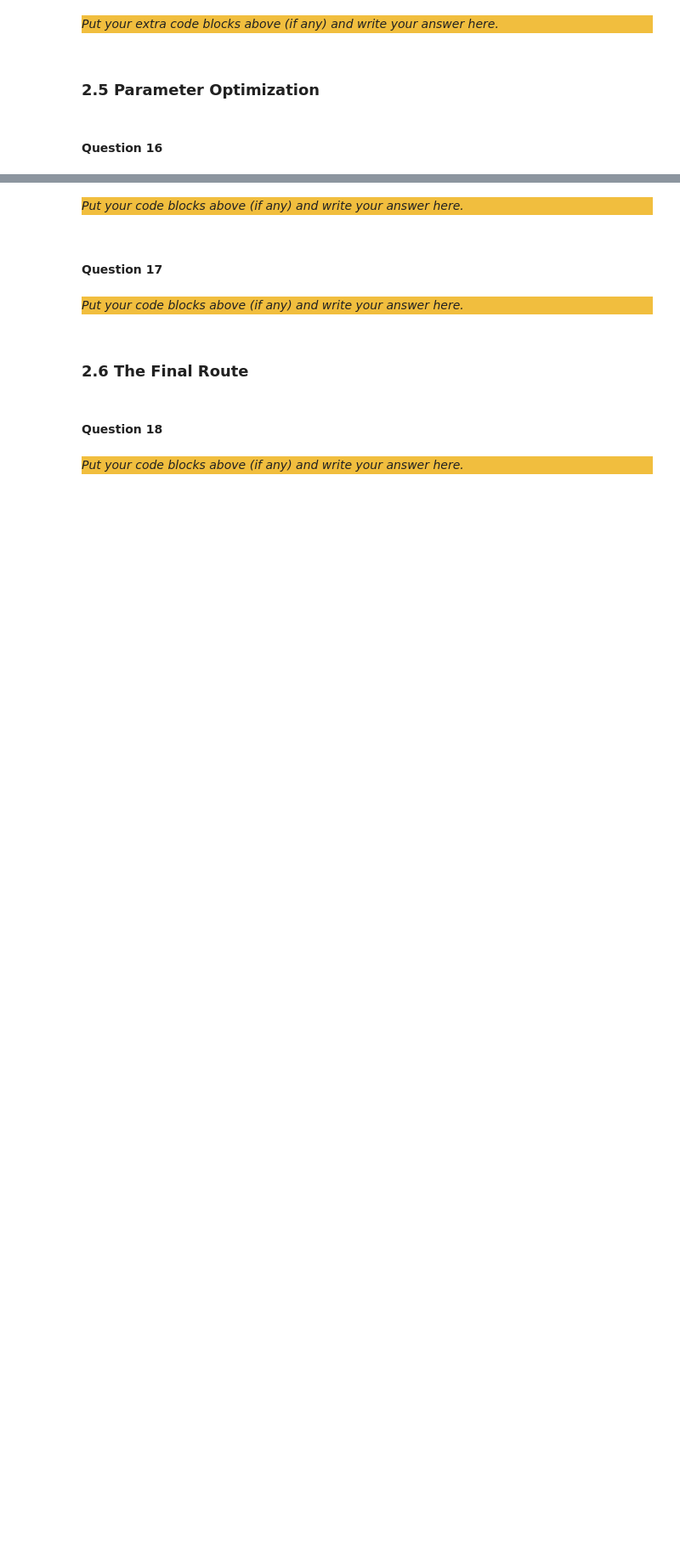
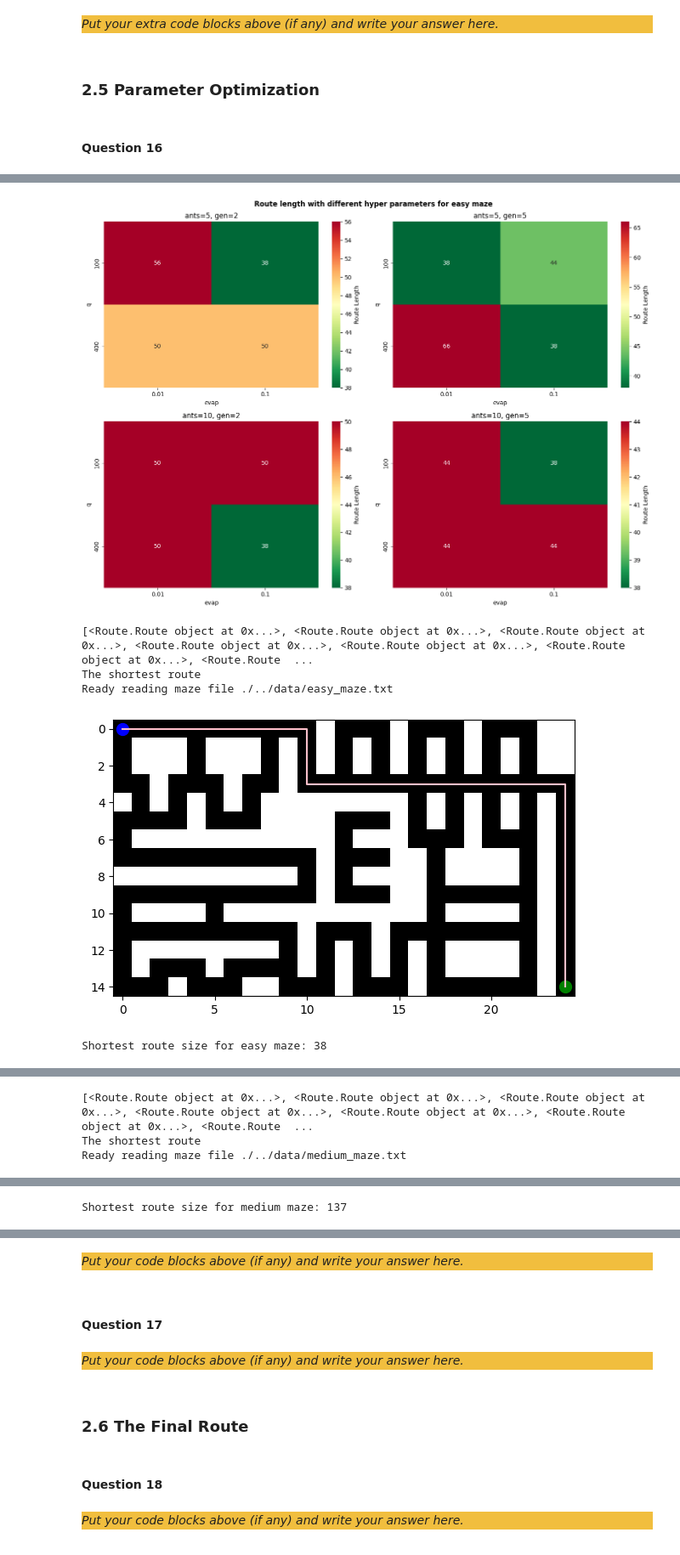
Before and after one commit to CtrlandAlt/IC_Project2, a Jupyter notebook: src/Main.ipynb, the cells around one changed output, grey strips where cells are left out. Shown at 85% size. Cells and saved outputs as stored; diff of their text form; code cells hidden in the pictures; blank space fills up the shorter version.

```diff
--- a/src/Main.ipynb
+++ b/src/Main.ipynb
@@ -859,0 +963,50 @@ Shortest route size: 133
+# %%
+# LLM helped with the plot of the heatmap with syntax and possible improvements like colors
+def heatmapPlotResults(level, no_ants, no_gen, qs, evap):
+    shortest_routes = {
+        "easy": shortest_routes_easy,
+        "medium": shortest_routes_medium,
+        "hard": shortest_routes_hard
+    }
+    route_sizes = [r.size() for r in shortest_routes[level]]
+    results = np.array(route_sizes).reshape(len(no_ants), len(no_gen), len(qs), len(evap))
+
+    fig, axes = plt.subplots(len(no_ants), len(no_gen), figsize=(14, 10))
+    fig.suptitle(f"Route length with different hyper parameters for {level} maze", fontweight="bold")
+
+    for i, a in enumerate(no_ants):
+        for j, g in enumerate(no_gen):
+            ax = axes[i][j]
+            sns.heatmap(results[i, j], ax=ax,
+                        xticklabels=evap, yticklabels=qs, annot=True, fmt=".0f",
+                        cmap="RdYlGn_r", cbar_kws={"label": "Route Length"})
+            ax.set_title(f"ants={a}, gen={g}")
+            ax.set_xlabel("evap")
+            ax.set_ylabel("q")
+
+    plt.tight_layout()
+    plt.show()
+
+def showTheBestRoute(shortest_routes, level):
+    best_route = shortest_routes[0]
+    for r in shortest_routes:
+        if(r.size() < best_route.size()):
+            best_route = r
+    print(shortest_routes)
+    print("The shortest route")
+    visualizeAnts(best_route, level)
+    print(f"Shortest route size for {level} maze: {best_route.size()}")
+# %%
+heatmapPlotResults("easy", no_ants, no_gen, qs, evap)
+showTheBestRoute(shortest_routes_easy, "easy")
+heatmapPlotResults("medium", no_ants, no_gen, qs, evap)
+showTheBestRoute(shortest_routes_medium, "medium")
+heatmapPlotResults("hard", no_ants, no_gen, qs, evap)
+showTheBestRoute(shortest_routes_hard, "hard")
+# %% [output]
+[figure, added]
+[<Route.Route object at 0x...>, <Route.Route object at 0x...>, <Route.Route object at 0x...>, <Route.Route object at 0x...>, <Route.Route object at 0x...>, <Route.Route object at 0x...>, <Route.Route  ...
+The shortest route
+Ready reading maze file ./../data/easy_maze.txt
+[figure, added]
+Shortest route size for easy maze: 38
@@ -859,0 +1014,3 @@ Shortest route size: 133
+[<Route.Route object at 0x...>, <Route.Route object at 0x...>, <Route.Route object at 0x...>, <Route.Route object at 0x...>, <Route.Route object at 0x...>, <Route.Route object at 0x...>, <Route.Route  ...
+The shortest route
+Ready reading maze file ./../data/medium_maze.txt
@@ -859,0 +1018 @@ Shortest route size: 133
+Shortest route size for medium maze: 137
```
Also changed, not shown: parts of 17 cells of this notebook, 4 other files.
